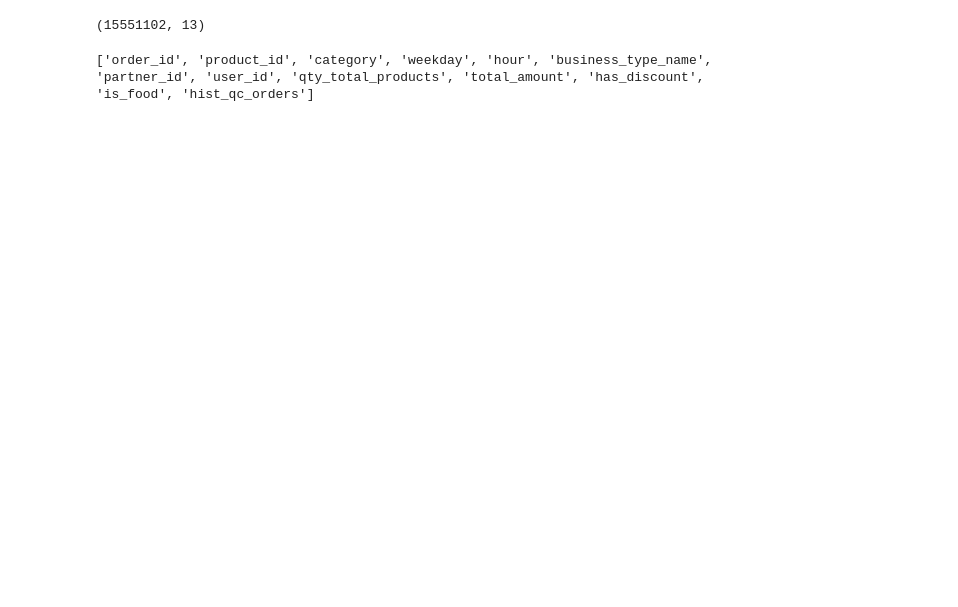
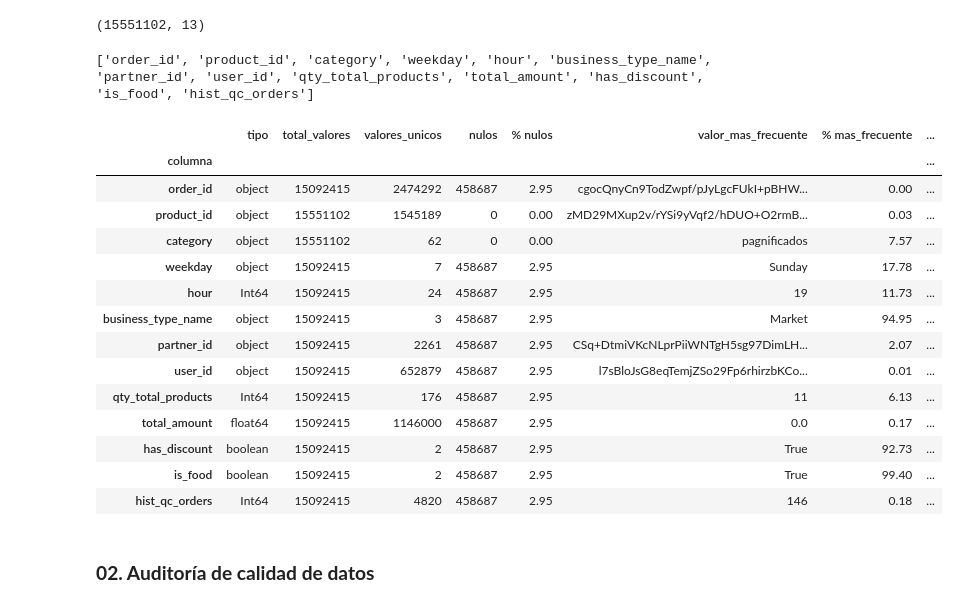
Before and after one commit to javiermagnone-lab/Javito, a Jupyter notebook: Taller_obligatorio_1.ipynb, the cells around one changed output. Cells and saved outputs as stored; diff of their text form; code cells hidden in the pictures; blank space fills up the shorter version.

Commit message:
Entendimiento de los datos

```diff
--- a/Taller_obligatorio_1.ipynb
+++ b/Taller_obligatorio_1.ipynb
@@ -68,3 +104,44 @@ columns = df.columns.values.tolist()
 print(columns)
 # %% [output]
 ['order_id', 'product_id', 'category', 'weekday', 'hour', 'business_type_name', 'partner_id', 'user_id', 'qty_total_products', 'total_amount', 'has_discount', 'is_food', 'hist_qc_orders']
+# %%
+# Tabla con descripción general de las columnas
+
+resumen = []
+for col in df.columns:
+    top_val = df[col].value_counts().idxmax() if df[col].count() > 0 else None
+    top_pct = round(df[col].value_counts(normalize=True).max() * 100, 2) if df[col].count() > 0 else None
+
+    resumen.append({
+        'columna':             col,
+        'tipo':                str(df[col].dtype),
+        'total_valores':       df[col].count(),
+        'valores_unicos':      df[col].nunique(),
+        'nulos':               df[col].isnull().sum(),
+        '% nulos':             round(df[col].isnull().mean() * 100, 2),
+        'valor_mas_frecuente': str(top_val),
+        '% mas_frecuente':     top_pct,
+        'muestra':             str(df[col].dropna().unique()[:3].tolist())
+    })
+
+resumen_df = pd.DataFrame(resumen).set_index('columna')
+resumen_df_original = resumen_df.copy()  # copia fija con nulos para exportar
+resumen_df
+# %% [output]
+|  | tipo | total_valores | valores_unicos | nulos | % nulos | valor_mas_frecuente | % mas_frecuente | ... |
+| columna |  |  |  |  |  |  |  | ... |
+| order_id | object | 15092415 | 2474292 | 458687 | 2.95 | cgocQnyCn9TodZwpf/pJyLgcFUkI+pBHW... | 0.00 | ... |
+| product_id | object | 15551102 | 1545189 | 0 | 0.00 | zMD29MXup2v/rYSi9yVqf2/hDUO+O2rmB... | 0.03 | ... |
+| category | object | 15551102 | 62 | 0 | 0.00 | pagnificados | 7.57 | ... |
+| weekday | object | 15092415 | 7 | 458687 | 2.95 | Sunday | 17.78 | ... |
+| hour | Int64 | 15092415 | 24 | 458687 | 2.95 | 19 | 11.73 | ... |
+| business_type_name | object | 15092415 | 3 | 458687 | 2.95 | Market | 94.95 | ... |
+| partner_id | object | 15092415 | 2261 | 458687 | 2.95 | CSq+DtmiVKcNLprPiiWNTgH5sg97DimLH... | 2.07 | ... |
+| user_id | object | 15092415 | 652879 | 458687 | 2.95 | l7sBloJsG8eqTemjZSo29Fp6rhirzbKCo... | 0.01 | ... |
+| qty_total_products | Int64 | 15092415 | 176 | 458687 | 2.95 | 11 | 6.13 | ... |
+| total_amount | float64 | 15092415 | 1146000 | 458687 | 2.95 | 0.0 | 0.17 | ... |
+| has_discount | boolean | 15092415 | 2 | 458687 | 2.95 | True | 92.73 | ... |
+| is_food | boolean | 15092415 | 2 | 458687 | 2.95 | True | 99.40 | ... |
+| hist_qc_orders | Int64 | 15092415 | 4820 | 458687 | 2.95 | 146 | 0.18 | ... |
+# %% [markdown]
+### **02. Auditoría de calidad de datos**
```
Also changed, not shown: parts of 14 cells of this notebook.
